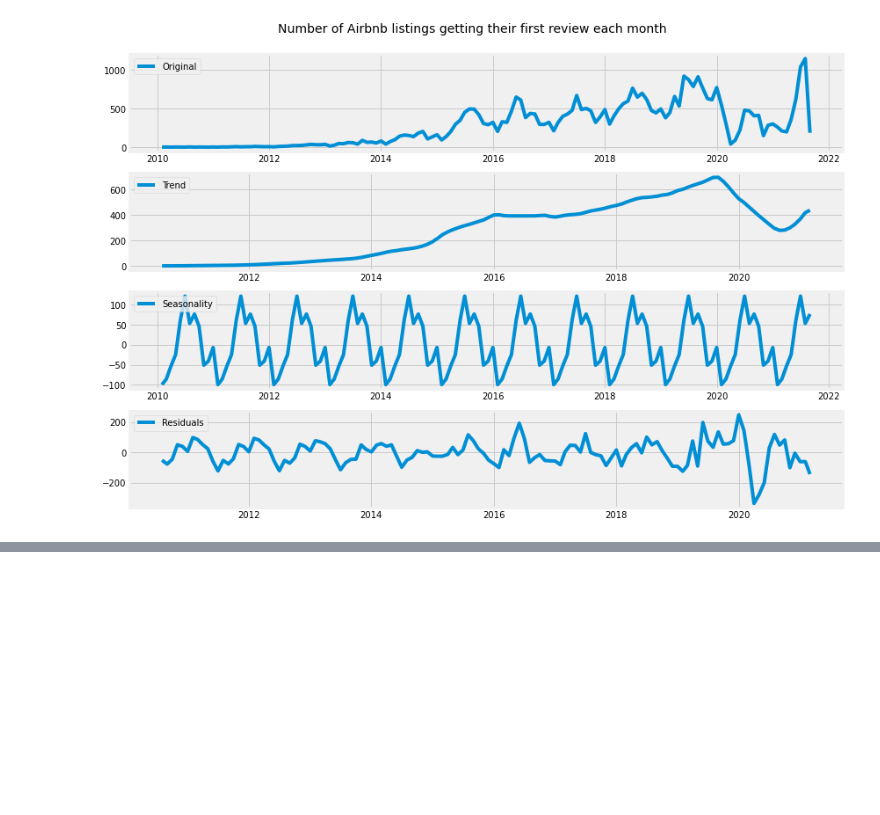
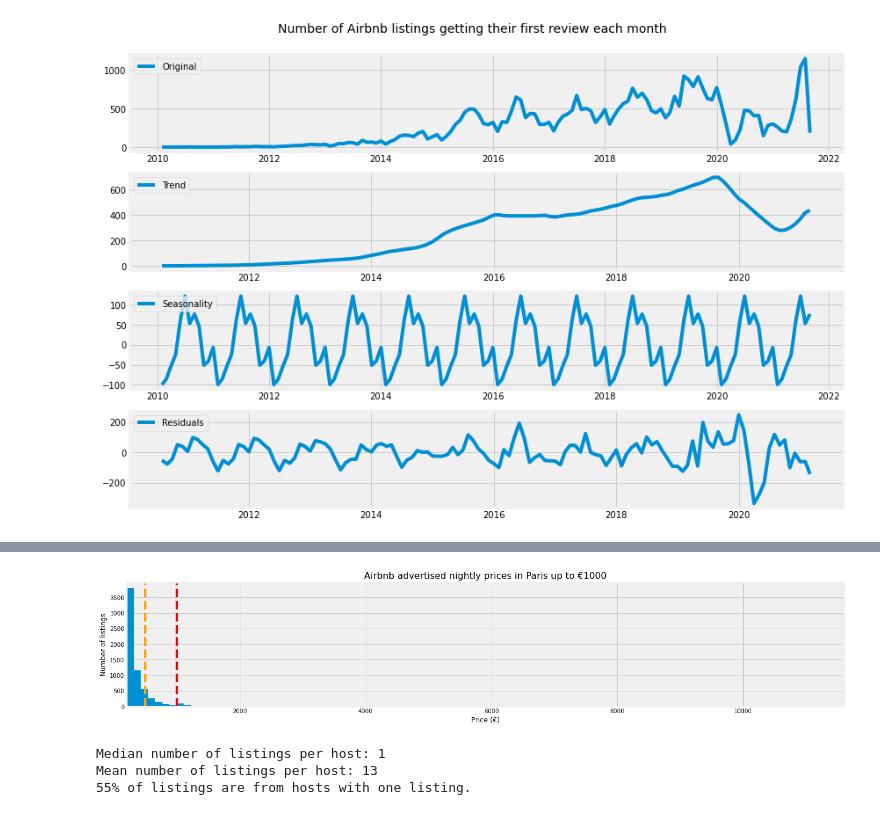
Before and after one commit to bme3412/Python, a Jupyter notebook: Projects/Airbnb/AirBnb Paris.ipynb, the cells around one changed output, grey strips where cells are left out. Saved outputs shown, nothing was run; the diff lists cells and outputs as text; code cells hidden in the pictures; blank space fills up the shorter version.

```diff
--- a/Projects/Airbnb/AirBnb Paris.ipynb
+++ b/Projects/Airbnb/AirBnb Paris.ipynb
@@ -642,0 +696,13 @@ plt.show()
+# %%
+# Distribution of prices from €200 upwards
+plt.figure(figsize=(20,4))
+df.price.hist(bins=100, range=(200, max(df.price)))
+plt.margins(x=0)
+plt.axvline(500, color='orange', linestyle='--')
+plt.axvline(1000, color='red', linestyle='--')
+plt.title("Airbnb advertised nightly prices in Paris up to €1000", fontsize=16)
+plt.xlabel("Price (€)")
+plt.ylabel("Number of listings")
+plt.show()
+# %% [output]
+[figure, added]
@@ -642,0 +715,8 @@ plt.show()
+# %%
+print("Median number of listings per host:", int(df.host_listings_count.median()))
+print("Mean number of listings per host:", int(round(df.host_listings_count.mean())))
+print(f"{int(round(100*len(df[df.host_listings_count == 1])/len(df)))}% of listings are from hosts with one listing.")
+# %% [output]
+Median number of listings per host: 1
+Mean number of listings per host: 13
+55% of listings are from hosts with one listing.
```
Also changed, not shown: parts of 10 cells of this notebook.
